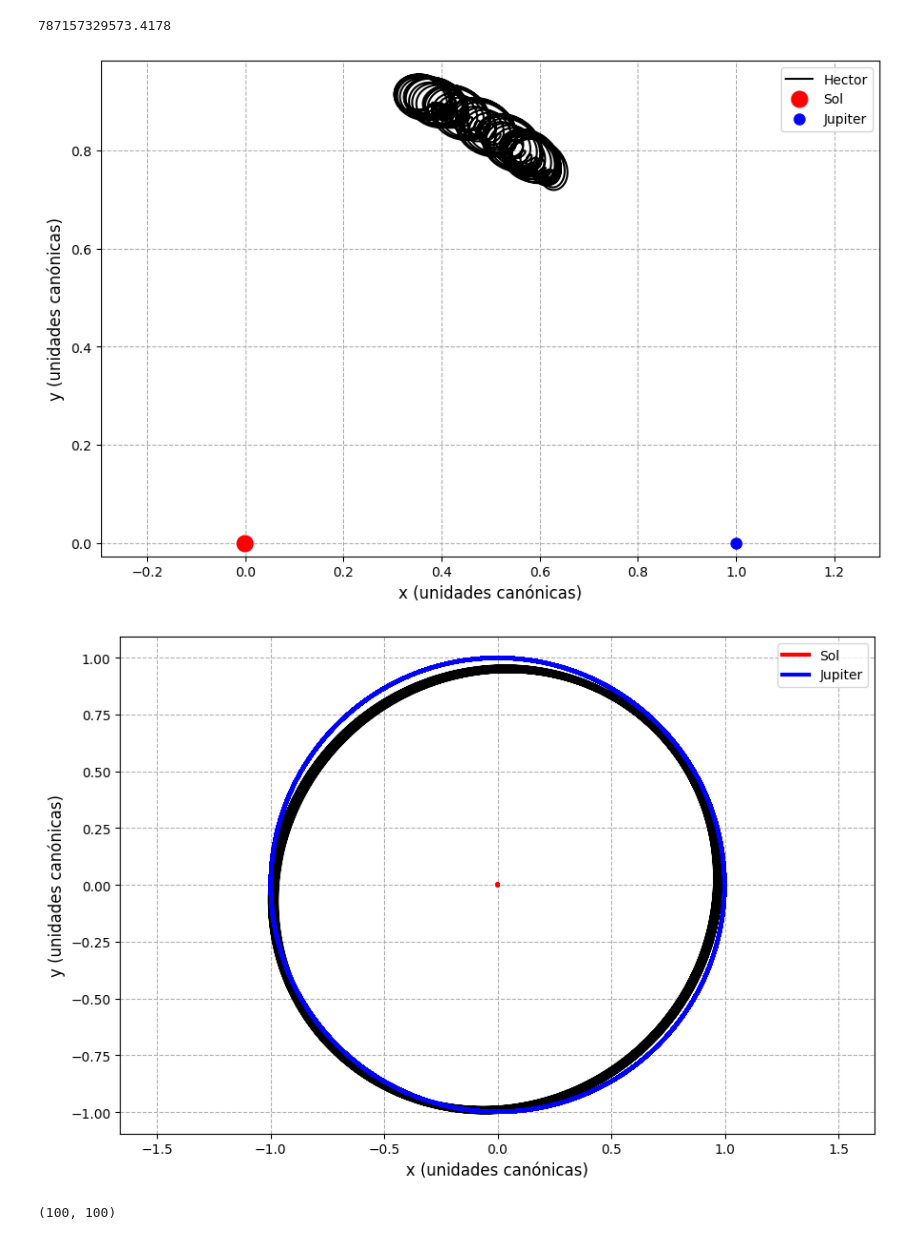
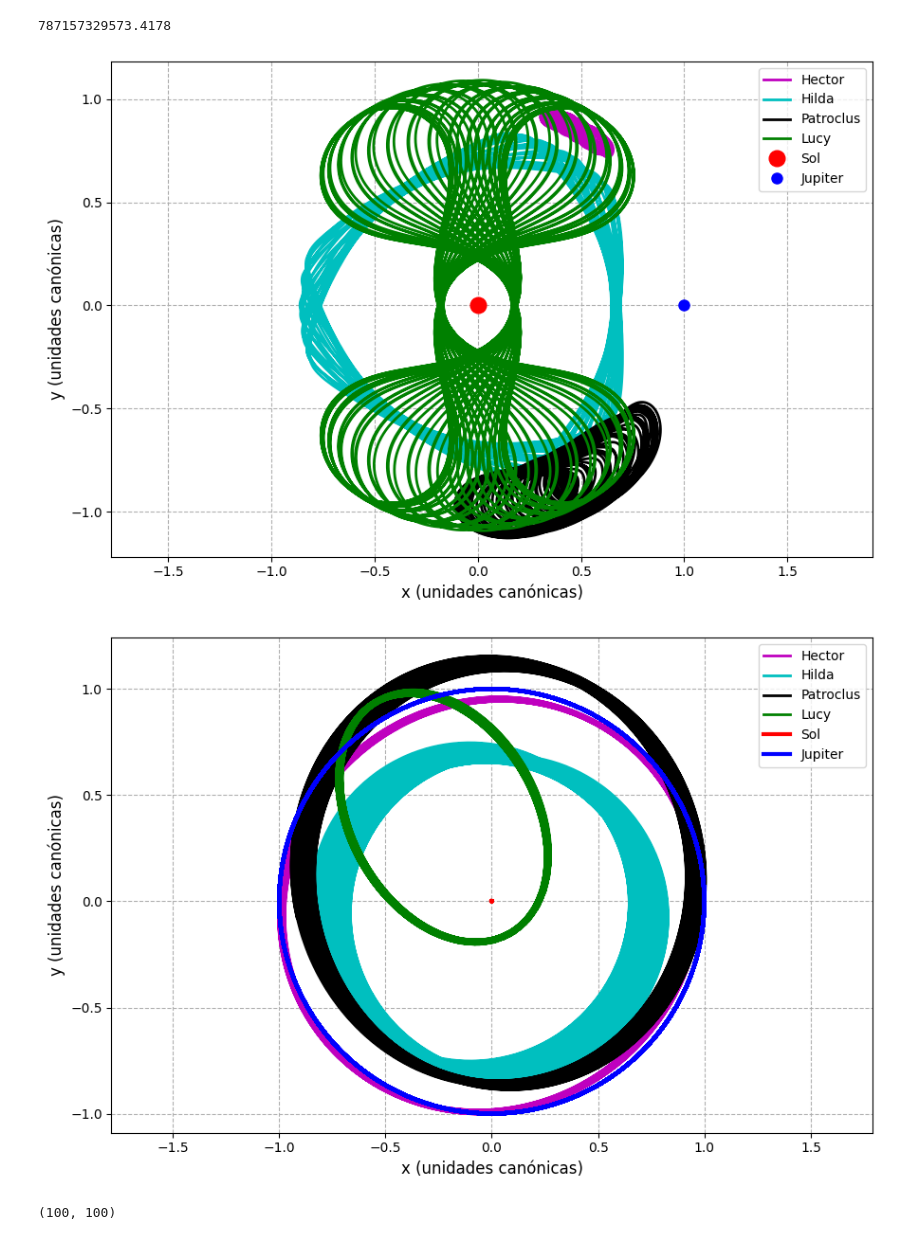
Before and after one commit to Daniel-534/MecanicaCeleste, a Jupyter notebook: Modelacion3/CRTBP_Jupiter.ipynb, the cells around one changed output. Drawn from its saved outputs; the diff is of its cells as text; code cells hidden in the pictures.

Commit message:
Sol-Jupiter-Hector-Hilda-Patroclus-Lucy

```diff
--- a/Modelacion3/CRTBP_Jupiter.ipynb
+++ b/Modelacion3/CRTBP_Jupiter.ipynb
@@ -14,9 +14,12 @@ Bienvenido a PyMCel v0.9.18 ¡al infinito y más allá!
 Epochs = {'start': '2026-06-16', 'stop': '2027-06-16', 'step': '5d'}
 
 cuerpos = {
-    "Sol": "10",
-    "Jupiter": "599",
-    "Lucy": "DES=2000624;"
+    "Sol": "10",                        # 1
+    "Jupiter": "599",                   # 2
+    "624_Hector": "DES=2000624;",       # 3
+    "153_Hilda": "DES=2000153",         # 4
+    "617_Patroclus": "DES=2000617",     # 5
+    "Lucy": "-49"                       # 6
 }
 
 all_tablas = {}
@@ -151,31 +154,67 @@ Ys = [x, y, z, vx, vy, vz]
+# %%
+cuerpos_fijos = ['Sol', 'Jupiter']
+cuerpos_a_calcular = ['624_Hector', '153_Hilda', '617_Patroclus', 'Lucy']
+
+resultados_Ys = {}
+
+for cuerpo_menor in cuerpos_a_calcular:
+
+    keys_necesarias = cuerpos_fijos + [cuerpo_menor]
+    estado_si_reducido = {k: vector_estado[k] for k in keys_necesarias}
+
+    x, y, z, vx, vy, vz = transformar_a_CRTBP_frame(
+        estado_si_reducido, m1, m2, U_L, U_V
+    )
+
+    nombre_resultado = f"Ys_{cuerpo_menor}"
+    resultados_Ys[nombre_resultado] = [x, y, z, vx, vy, vz]
+
+Ys_Hector   = resultados_Ys['Ys_624_Hector']
+Ys_Hilda    = resultados_Ys['Ys_153_Hilda']
+Ys_Patroclus = resultados_Ys['Ys_617_Patroclus']
+Ys_Lucy     = resultados_Ys['Ys_Lucy']
 # %%
 ts = np.linspace(0, 300, 10000)
-rs, vs, ris, vis, r1s, r2s = pc.crtbp_solucion(alpha, Ys[:3],Ys[3:],ts)
+
+rs_Hector, vs_Hector, ris_Hector, vis_Hector, r1s_Hector, r2s_Hector = pc.crtbp_solucion(alpha, resultados_Ys['Ys_624_Hector'][:3], resultados_Ys['Ys_624_Hector'][3:], ts)
+
+rs_Hilda, vs_Hilda, ris_Hilda, vis_Hilda, r1s_Hilda, r2s_Hilda = pc.crtbp_solucion(alpha, resultados_Ys['Ys_153_Hilda'][:3], resultados_Ys['Ys_153_Hilda'][3:], ts)
+
+rs_Patroclus, vs_Patroclus, ris_Patroclus, vis_Patroclus, r1s_Patroclus, r2s_Patroclus = pc.crtbp_solucion(alpha, resultados_Ys['Ys_617_Patroclus'][:3], resultados_Ys['Ys_617_Patroclus'][3:], ts)
+
+rs_Lucy, vs_Lucy, ris_Lucy, vis_Lucy, r1s_Lucy, r2s_Lucy = pc.crtbp_solucion(alpha, resultados_Ys['Ys_Lucy'][:3], resultados_Ys['Ys_Lucy'][3:], ts)
 # %%
 plt.figure(figsize=(6*1.5, 4*1.5))
 
-plt.plot(rs[:,0], rs[:,1], color='black', linewidth=1.5, label="Hector")
+plt.plot(rs_Hector[:,0], rs_Hector[:,1], "-m", lw=2, label="Hector")
+plt.plot(rs_Hilda[:,0], rs_Hilda[:,1], "-c", lw=2, label="Hilda")
+plt.plot(rs_Patroclus[:,0], rs_Patroclus[:,1], "-k", lw=2, label="Patroclus")
+plt.plot(rs_Lucy[:,0], rs_Lucy[:,1], "-g", lw=2, label="Lucy")
 
 plt.plot(-alpha, 0, 'o', color='red', markersize=12, label='Sol')
 plt.plot(1 - alpha, 0, 'o', color='blue', markersize=8, label='Jupiter')
 
 plt.xlabel('x (unidades canónicas)', fontsize=12)
 plt.ylabel('y (unidades canónicas)', fontsize=12)
 #plt.title('Trayectoria de Hiperión en el sistema Saturno-Titán (crtbp_solucion())', fontsize=14)
 
 plt.grid(ls="--")
 plt.axis('equal')
 
 plt.legend()
 plt.tight_layout();
 # %% [output]
-[figure, old version]
+[figure, new version]
 # %%
 plt.figure(figsize=(6*1.5, 4*1.5))
 
-plt.plot(ris[:,0], ris[:,1], color='black', linewidth=3)
-plt.plot(r1s[:,0], r1s[:,1], color='red', linewidth=3, label='Sol')
-plt.plot(r2s[:,0], r2s[:,1], color='blue', linewidth=3, label='Jupiter')
+plt.plot(ris_Hector[:,0], ris_Hector[:,1], "-m", lw=2, label="Hector")
+plt.plot(ris_Hilda[:,0], ris_Hilda[:,1], "-c", lw=2, label="Hilda")
+plt.plot(ris_Patroclus[:,0], ris_Patroclus[:,1], "-k", lw=2, label="Patroclus")
+plt.plot(ris_Lucy[:,0], ris_Lucy[:,1], "-g", lw=2, label="Lucy")
+
+plt.plot(r1s_Lucy[:,0], r1s_Lucy[:,1], color='red', linewidth=3, label='Sol')
+plt.plot(r2s_Lucy[:,0], r2s_Lucy[:,1], color='blue', linewidth=3, label='Jupiter')
 
 
 plt.xlabel('x (unidades canónicas)', fontsize=12)
@@ -187,7 +226,7 @@ plt.axis('equal')
 plt.legend()
 plt.tight_layout();
 # %% [output]
-[figure, old version]
+[figure, new version]
 # %%
 Ng = 100
 vmax = 1.5
```
Also changed, not shown: parts of 6 cells of this notebook.
